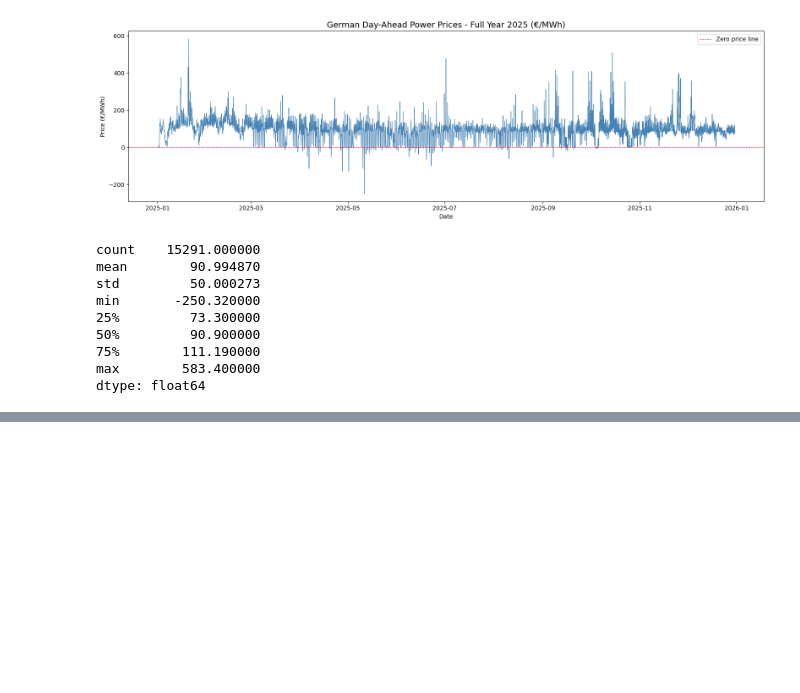
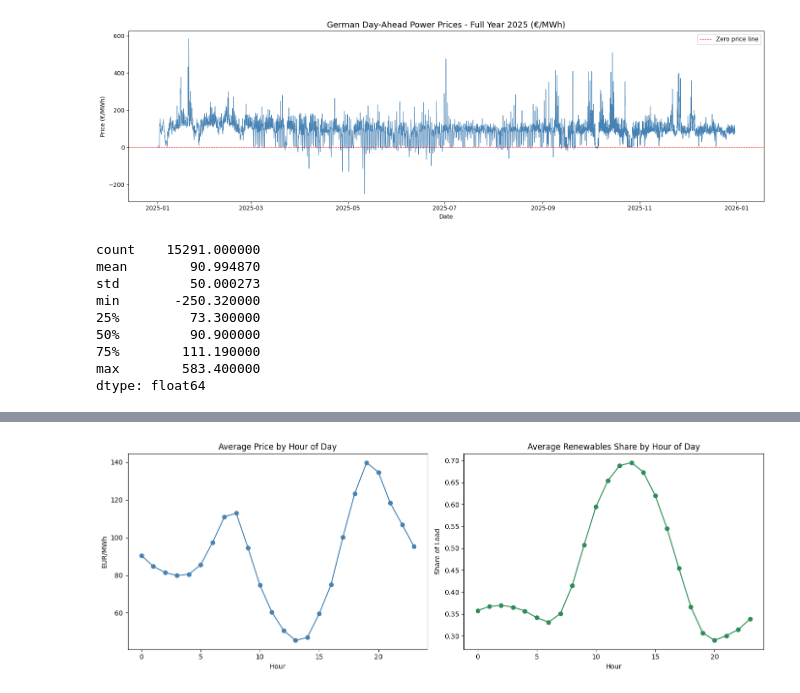
Before and after one commit to mhshehata/energy-price-forecast, a Jupyter notebook: notebooks/01_data_exploration.ipynb, the cells around one changed output, grey strips where cells are left out. Drawn from its saved outputs; the diff is of its cells as text; code cells hidden in the pictures; blank space fills up the shorter version.

```diff
--- a/notebooks/01_data_exploration.ipynb
+++ b/notebooks/01_data_exploration.ipynb
@@ -59,0 +167,25 @@ dtype: float64
+# %%
+# --- Time features ---
+df['hour'] = df.index.hour
+df['month'] = df.index.month
+df['season'] = pd.cut(df['month'], bins=[0,3,6,9,12],
+                      labels=['Winter','Spring','Summer','Autumn'])
+
+# --- Average price by hour ---
+fig, axes = plt.subplots(1, 2, figsize=(14, 5))
+
+df.groupby('hour')['price_EUR_MWh'].mean().plot(ax=axes[0], marker='o', color='steelblue')
+axes[0].set_title('Average Price by Hour of Day')
+axes[0].set_xlabel('Hour')
+axes[0].set_ylabel('EUR/MWh')
+
+# --- Average renewables share by hour ---
+df.groupby('hour')['renewables_share'].mean().plot(ax=axes[1], marker='o', color='seagreen')
+axes[1].set_title('Average Renewables Share by Hour of Day')
+axes[1].set_xlabel('Hour')
+axes[1].set_ylabel('Share of Load')
+
+plt.tight_layout()
+plt.show()
+# %% [output]
+[figure, added]
```
Also changed, not shown: parts of 7 cells of this notebook, 1 other file.
